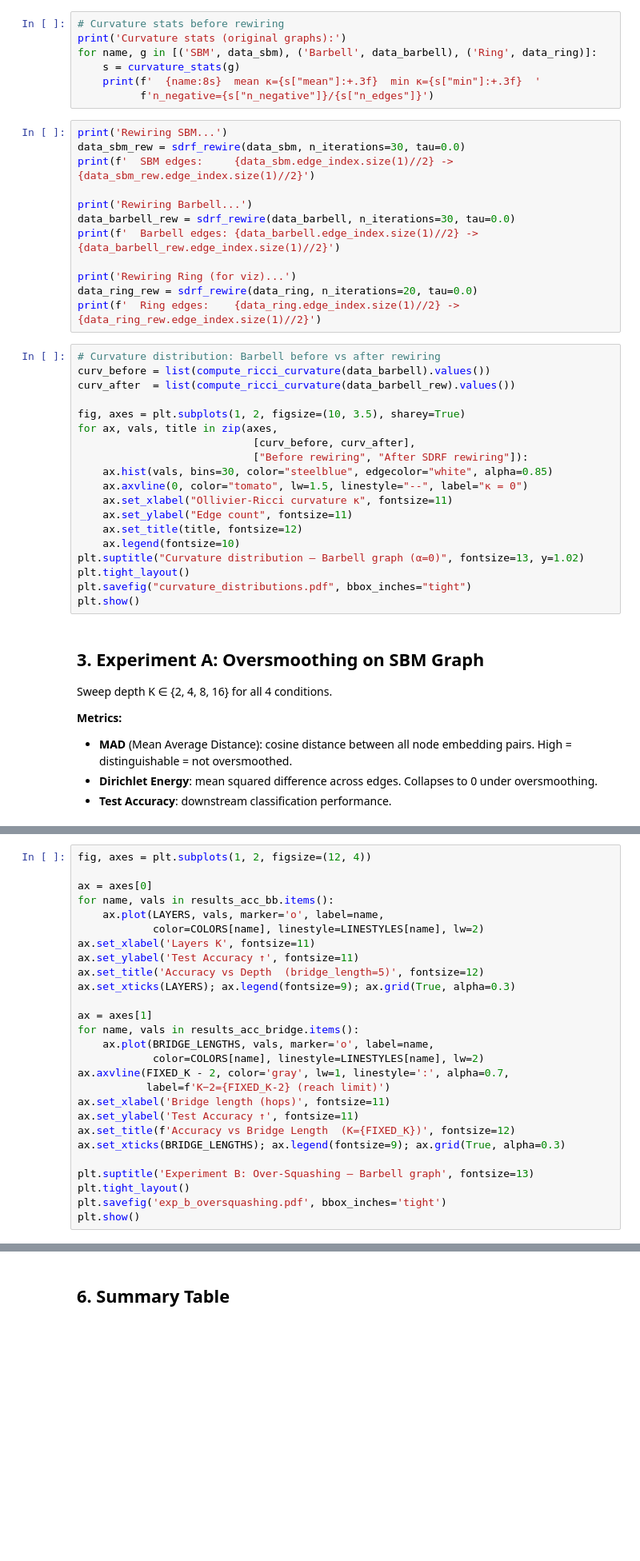
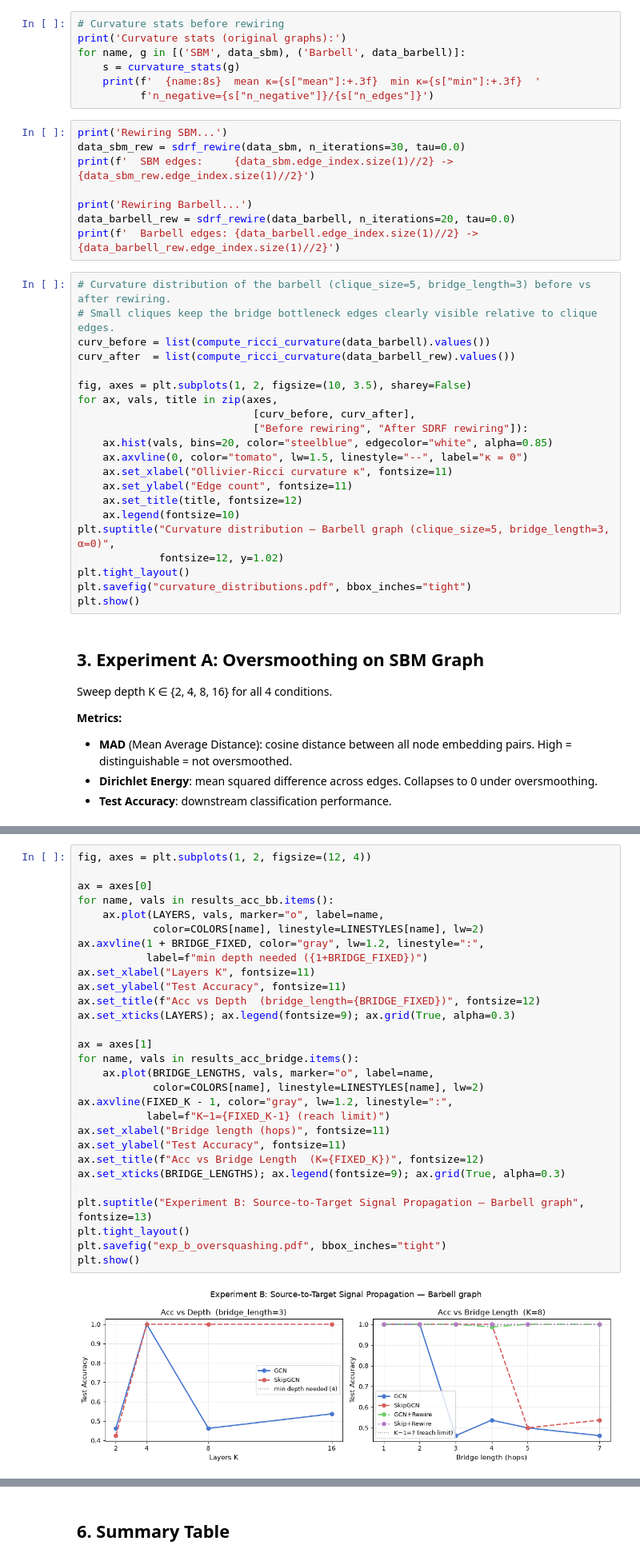
Before and after one commit to NicoReit54/Graph_Representation_Learning_Miniproject, a Jupyter notebook: experiments.ipynb, the cells around one changed output, grey strips where cells are left out. Shown at 80% size. Cells and saved outputs as stored; diff of their text form; blank space fills up the shorter version.

```diff
--- a/experiments.ipynb
+++ b/experiments.ipynb
@@ -80,7 +79,7 @@ We use **α=0** (pure neighbor mass) so that edges with no shared triangle struc
 # %%
 # Curvature stats before rewiring
 print('Curvature stats (original graphs):')
-for name, g in [('SBM', data_sbm), ('Barbell', data_barbell), ('Ring', data_ring)]:
+for name, g in [('SBM', data_sbm), ('Barbell', data_barbell)]:
     s = curvature_stats(g)
     print(f'  {name:8s}  mean κ={s["mean"]:+.3f}  min κ={s["min"]:+.3f}  '
           f'n_negative={s["n_negative"]}/{s["n_edges"]}')
@@ -90,28 +89,26 @@ data_sbm_rew = sdrf_rewire(data_sbm, n_iterations=30, tau=0.0)
 print(f'  SBM edges:     {data_sbm.edge_index.size(1)//2} -> {data_sbm_rew.edge_index.size(1)//2}')
 
 print('Rewiring Barbell...')
-data_barbell_rew = sdrf_rewire(data_barbell, n_iterations=30, tau=0.0)
+data_barbell_rew = sdrf_rewire(data_barbell, n_iterations=20, tau=0.0)
 print(f'  Barbell edges: {data_barbell.edge_index.size(1)//2} -> {data_barbell_rew.edge_index.size(1)//2}')
-
-print('Rewiring Ring (for viz)...')
-data_ring_rew = sdrf_rewire(data_ring, n_iterations=20, tau=0.0)
-print(f'  Ring edges:    {data_ring.edge_index.size(1)//2} -> {data_ring_rew.edge_index.size(1)//2}')
 # %%
-# Curvature distribution: Barbell before vs after rewiring
+# Curvature distribution of the barbell (clique_size=5, bridge_length=3) before vs after rewiring.
+# Small cliques keep the bridge bottleneck edges clearly visible relative to clique edges.
 curv_before = list(compute_ricci_curvature(data_barbell).values())
 curv_after  = list(compute_ricci_curvature(data_barbell_rew).values())
 
-fig, axes = plt.subplots(1, 2, figsize=(10, 3.5), sharey=True)
+fig, axes = plt.subplots(1, 2, figsize=(10, 3.5), sharey=False)
 for ax, vals, title in zip(axes,
                             [curv_before, curv_after],
                             ["Before rewiring", "After SDRF rewiring"]):
-    ax.hist(vals, bins=30, color="steelblue", edgecolor="white", alpha=0.85)
+    ax.hist(vals, bins=20, color="steelblue", edgecolor="white", alpha=0.85)
     ax.axvline(0, color="tomato", lw=1.5, linestyle="--", label="κ = 0")
     ax.set_xlabel("Ollivier-Ricci curvature κ", fontsize=11)
     ax.set_ylabel("Edge count", fontsize=11)
     ax.set_title(title, fontsize=12)
     ax.legend(fontsize=10)
-plt.suptitle("Curvature distribution — Barbell graph (α=0)", fontsize=13, y=1.02)
+plt.suptitle("Curvature distribution — Barbell graph (clique_size=5, bridge_length=3, α=0)",
+             fontsize=12, y=1.02)
 plt.tight_layout()
 plt.savefig("curvature_distributions.pdf", bbox_inches="tight")
 plt.show()
@@ -230,30 +318,34 @@ for bl in BRIDGE_LENGTHS:
 # %%
 fig, axes = plt.subplots(1, 2, figsize=(12, 4))
 
 ax = axes[0]
 for name, vals in results_acc_bb.items():
-    ax.plot(LAYERS, vals, marker='o', label=name,
+    ax.plot(LAYERS, vals, marker="o", label=name,
             color=COLORS[name], linestyle=LINESTYLES[name], lw=2)
-ax.set_xlabel('Layers K', fontsize=11)
-ax.set_ylabel('Test Accuracy ↑', fontsize=11)
-ax.set_title('Accuracy vs Depth  (bridge_length=5)', fontsize=12)
+ax.axvline(1 + BRIDGE_FIXED, color="gray", lw=1.2, linestyle=":",
+           label=f"min depth needed ({1+BRIDGE_FIXED})")
+ax.set_xlabel("Layers K", fontsize=11)
+ax.set_ylabel("Test Accuracy", fontsize=11)
+ax.set_title(f"Acc vs Depth  (bridge_length={BRIDGE_FIXED})", fontsize=12)
 ax.set_xticks(LAYERS); ax.legend(fontsize=9); ax.grid(True, alpha=0.3)
 
 ax = axes[1]
 for name, vals in results_acc_bridge.items():
-    ax.plot(BRIDGE_LENGTHS, vals, marker='o', label=name,
+    ax.plot(BRIDGE_LENGTHS, vals, marker="o", label=name,
             color=COLORS[name], linestyle=LINESTYLES[name], lw=2)
-ax.axvline(FIXED_K - 2, color='gray', lw=1, linestyle=':', alpha=0.7,
-           label=f'K−2={FIXED_K-2} (reach limit)')
-ax.set_xlabel('Bridge length (hops)', fontsize=11)
-ax.set_ylabel('Test Accuracy ↑', fontsize=11)
-ax.set_title(f'Accuracy vs Bridge Length  (K={FIXED_K})', fontsize=12)
+ax.axvline(FIXED_K - 1, color="gray", lw=1.2, linestyle=":",
+           label=f"K−1={FIXED_K-1} (reach limit)")
+ax.set_xlabel("Bridge length (hops)", fontsize=11)
+ax.set_ylabel("Test Accuracy", fontsize=11)
+ax.set_title(f"Acc vs Bridge Length  (K={FIXED_K})", fontsize=12)
 ax.set_xticks(BRIDGE_LENGTHS); ax.legend(fontsize=9); ax.grid(True, alpha=0.3)
 
-plt.suptitle('Experiment B: Over-Squashing — Barbell graph', fontsize=13)
+plt.suptitle("Experiment B: Source-to-Target Signal Propagation — Barbell graph", fontsize=13)
 plt.tight_layout()
-plt.savefig('exp_b_oversquashing.pdf', bbox_inches='tight')
+plt.savefig("exp_b_oversquashing.pdf", bbox_inches="tight")
 plt.show()
+# %% [output]
+[figure, added]
 # %% [markdown]
 ## 5. Experiment C: Jacobian Sensitivity vs Distance
 
```
Also changed, not shown: parts of 12 cells of this notebook, 8 other files.
